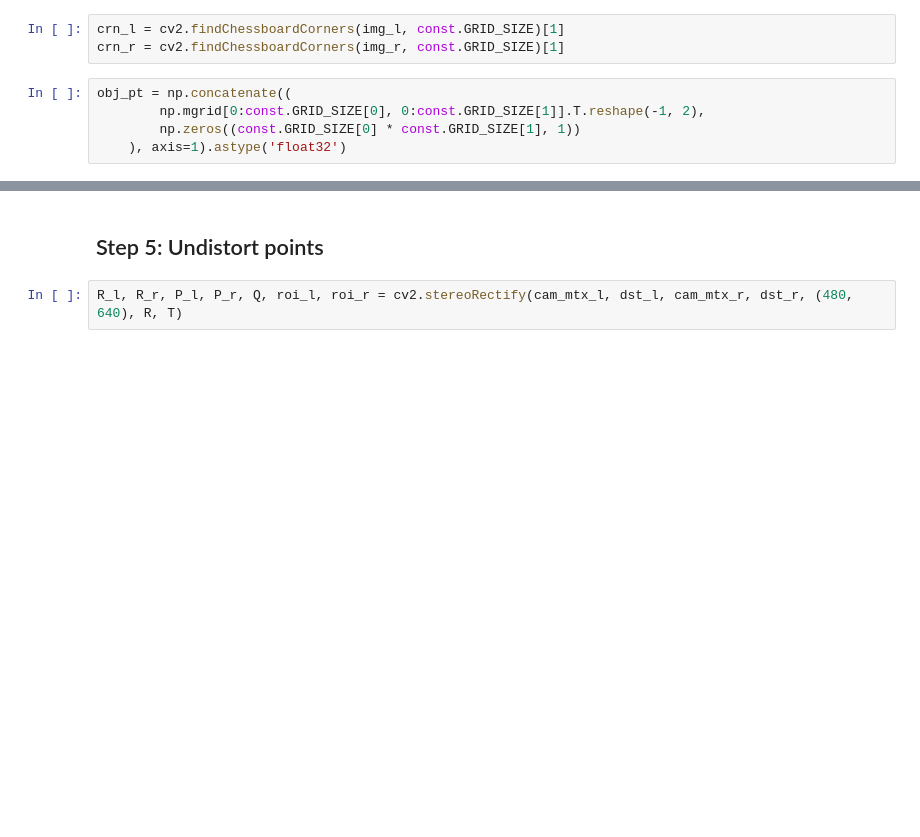
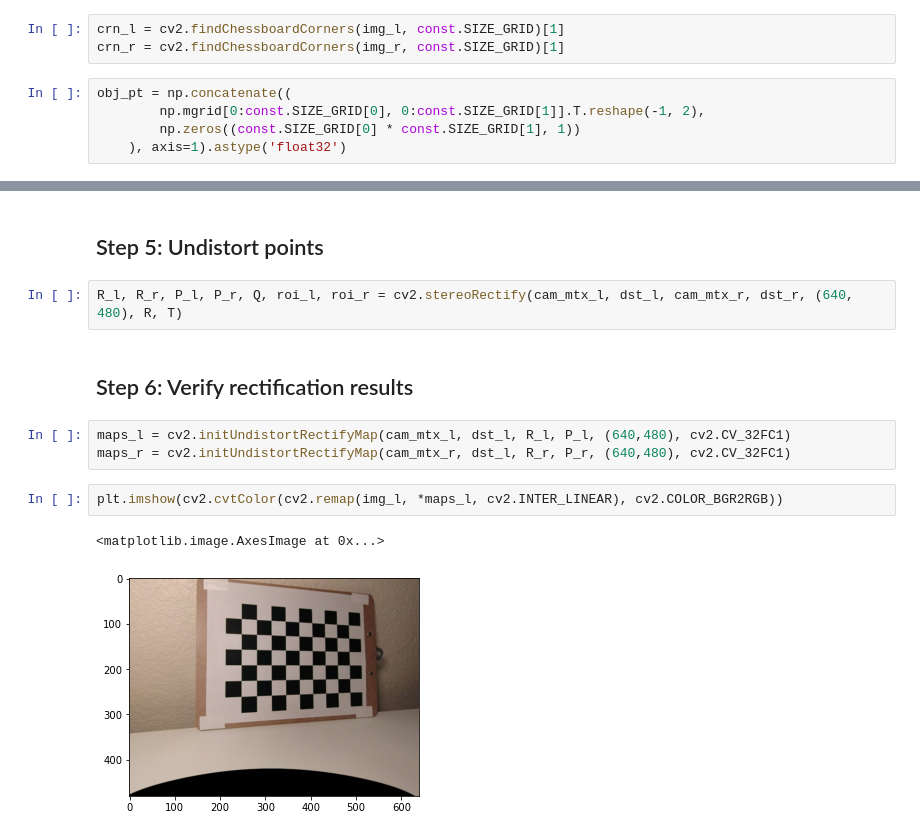
Before and after one commit to aklagoo/cse_598_project_2a, a Jupyter notebook: Test 1.ipynb, the cells around one changed output, grey strips where cells are left out. Cells and saved outputs as stored; diff of their text form; blank space fills up the shorter version.

```diff
--- a/Test 1.ipynb
+++ b/Test 1.ipynb
@@ -19,12 +19,12 @@ dst_r = np.loadtxt(os.path.join(const.PAR_DIR, 'right_camera_intrinsics_dst.csv'
 # %% [markdown]
 ## Step 2: Find 3D-2D point correspondences
 # %%
-crn_l = cv2.findChessboardCorners(img_l, const.GRID_SIZE)[1]
-crn_r = cv2.findChessboardCorners(img_r, const.GRID_SIZE)[1]
+crn_l = cv2.findChessboardCorners(img_l, const.SIZE_GRID)[1]
+crn_r = cv2.findChessboardCorners(img_r, const.SIZE_GRID)[1]
 # %%
 obj_pt = np.concatenate((
-        np.mgrid[0:const.GRID_SIZE[0], 0:const.GRID_SIZE[1]].T.reshape(-1, 2),
-        np.zeros((const.GRID_SIZE[0] * const.GRID_SIZE[1], 1))
+        np.mgrid[0:const.SIZE_GRID[0], 0:const.SIZE_GRID[1]].T.reshape(-1, 2),
+        np.zeros((const.SIZE_GRID[0] * const.SIZE_GRID[1], 1))
     ), axis=1).astype('float32')
 # %%
 crn_l.shape
@@ -89,4 +89,14 @@ plot_camera(ax, R, T)
 # %% [markdown]
 ## Step 5: Undistort points
 # %%
-R_l, R_r, P_l, P_r, Q, roi_l, roi_r = cv2.stereoRectify(cam_mtx_l, dst_l, cam_mtx_r, dst_r, (480, 640), R, T)
+R_l, R_r, P_l, P_r, Q, roi_l, roi_r = cv2.stereoRectify(cam_mtx_l, dst_l, cam_mtx_r, dst_r, (640, 480), R, T)
+# %% [markdown]
+## Step 6: Verify rectification results
+# %%
+maps_l = cv2.initUndistortRectifyMap(cam_mtx_l, dst_l, R_l, P_l, (640,480), cv2.CV_32FC1)
+maps_r = cv2.initUndistortRectifyMap(cam_mtx_r, dst_l, R_r, P_r, (640,480), cv2.CV_32FC1)
+# %%
+plt.imshow(cv2.cvtColor(cv2.remap(img_l, *maps_l, cv2.INTER_LINEAR), cv2.COLOR_BGR2RGB))
+# %% [output]
+<matplotlib.image.AxesImage at 0x...>
+[figure, added]
```
Also changed, not shown: parts of 25 cells of this notebook, 7 other files.
